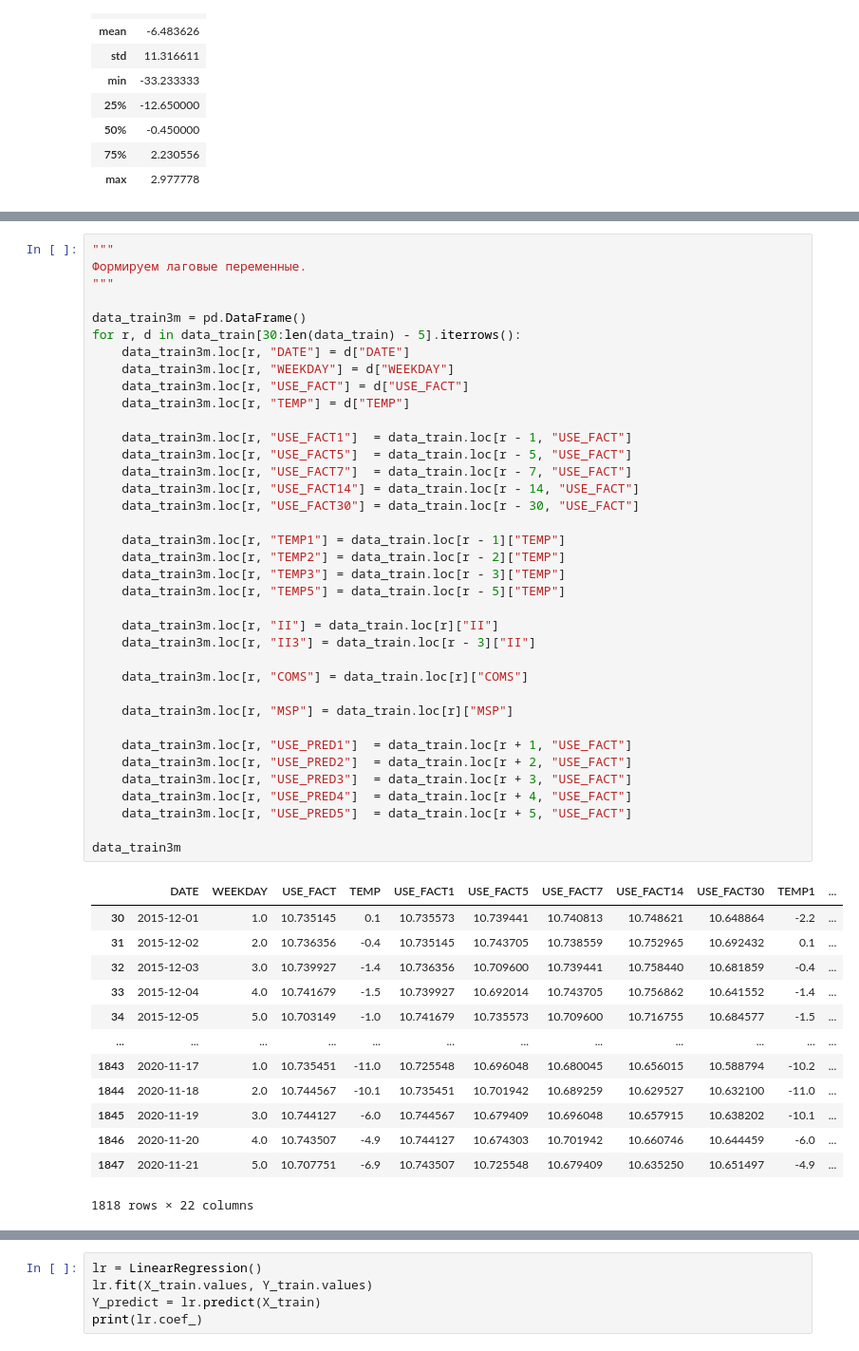
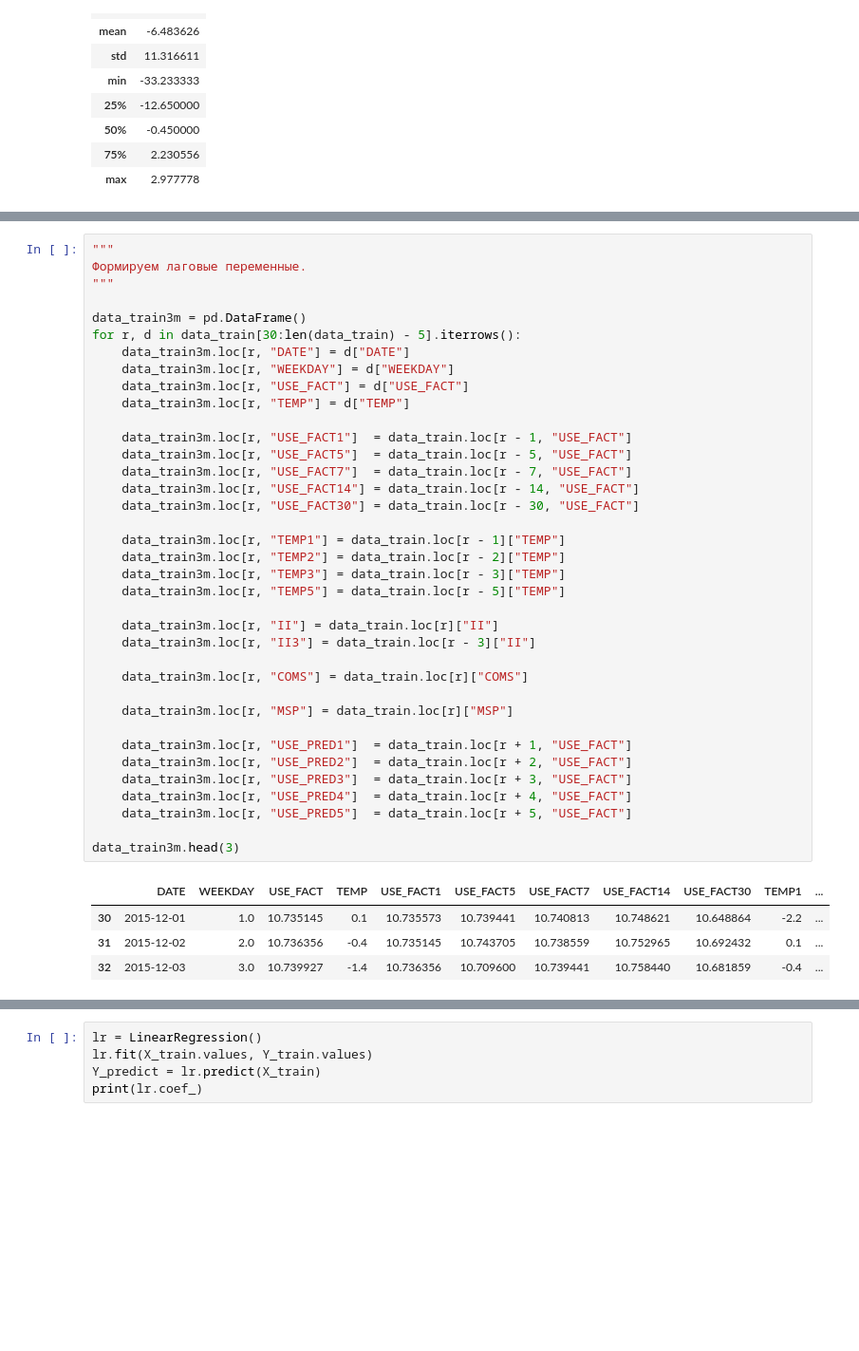
Before and after one commit to andyst75/EnergyForecast, a Jupyter notebook: energo-model.ipynb, the cells around one changed output, grey strips where cells are left out. Shown: that part at 95% size. Cells and saved outputs as stored; diff of their text form; blank space fills up the shorter version.

```diff
--- a/energo-model.ipynb
+++ b/energo-model.ipynb
@@ -256,40 +279,31 @@ for r, d in data_train[30:len(data_train) - 5].iterrows():
 
     data_train3m.loc[r, "USE_FACT1"]  = data_train.loc[r - 1, "USE_FACT"]
     data_train3m.loc[r, "USE_FACT5"]  = data_train.loc[r - 5, "USE_FACT"]
     data_train3m.loc[r, "USE_FACT7"]  = data_train.loc[r - 7, "USE_FACT"]
     data_train3m.loc[r, "USE_FACT14"] = data_train.loc[r - 14, "USE_FACT"]
     data_train3m.loc[r, "USE_FACT30"] = data_train.loc[r - 30, "USE_FACT"]
 
     data_train3m.loc[r, "TEMP1"] = data_train.loc[r - 1]["TEMP"]
     data_train3m.loc[r, "TEMP2"] = data_train.loc[r - 2]["TEMP"]
     data_train3m.loc[r, "TEMP3"] = data_train.loc[r - 3]["TEMP"]
     data_train3m.loc[r, "TEMP5"] = data_train.loc[r - 5]["TEMP"]
 
     data_train3m.loc[r, "II"] = data_train.loc[r]["II"]
     data_train3m.loc[r, "II3"] = data_train.loc[r - 3]["II"]
 
     data_train3m.loc[r, "COMS"] = data_train.loc[r]["COMS"]
 
     data_train3m.loc[r, "MSP"] = data_train.loc[r]["MSP"]
 
     data_train3m.loc[r, "USE_PRED1"]  = data_train.loc[r + 1, "USE_FACT"]
     data_train3m.loc[r, "USE_PRED2"]  = data_train.loc[r + 2, "USE_FACT"]
     data_train3m.loc[r, "USE_PRED3"]  = data_train.loc[r + 3, "USE_FACT"]
     data_train3m.loc[r, "USE_PRED4"]  = data_train.loc[r + 4, "USE_FACT"]
     data_train3m.loc[r, "USE_PRED5"]  = data_train.loc[r + 5, "USE_FACT"]
 
-data_train3m
+data_train3m.head(3)
 # %% [output]
 |  | DATE | WEEKDAY | USE_FACT | TEMP | USE_FACT1 | USE_FACT5 | USE_FACT7 | USE_FACT14 | USE_FACT30 | TEMP1 | ... |
 | 30 | 2015-12-01 | 1.0 | 10.735145 | 0.1 | 10.735573 | 10.739441 | 10.740813 | 10.748621 | 10.648864 | -2.2 | ... |
 | 31 | 2015-12-02 | 2.0 | 10.736356 | -0.4 | 10.735145 | 10.743705 | 10.738559 | 10.752965 | 10.692432 | 0.1 | ... |
 | 32 | 2015-12-03 | 3.0 | 10.739927 | -1.4 | 10.736356 | 10.709600 | 10.739441 | 10.758440 | 10.681859 | -0.4 | ... |
-| 33 | 2015-12-04 | 4.0 | 10.741679 | -1.5 | 10.739927 | 10.692014 | 10.743705 | 10.756862 | 10.641552 | -1.4 | ... |
-| 34 | 2015-12-05 | 5.0 | 10.703149 | -1.0 | 10.741679 | 10.735573 | 10.709600 | 10.716755 | 10.684577 | -1.5 | ... |
-| ... | ... | ... | ... | ... | ... | ... | ... | ... | ... | ... | ... |
-| 1843 | 2020-11-17 | 1.0 | 10.735451 | -11.0 | 10.725548 | 10.696048 | 10.680045 | 10.656015 | 10.588794 | -10.2 | ... |
-| 1844 | 2020-11-18 | 2.0 | 10.744567 | -10.1 | 10.735451 | 10.701942 | 10.689259 | 10.629527 | 10.632100 | -11.0 | ... |
-| 1845 | 2020-11-19 | 3.0 | 10.744127 | -6.0 | 10.744567 | 10.679409 | 10.696048 | 10.657915 | 10.638202 | -10.1 | ... |
-| 1846 | 2020-11-20 | 4.0 | 10.743507 | -4.9 | 10.744127 | 10.674303 | 10.701942 | 10.660746 | 10.644459 | -6.0 | ... |
-| 1847 | 2020-11-21 | 5.0 | 10.707751 | -6.9 | 10.743507 | 10.725548 | 10.679409 | 10.635250 | 10.651497 | -4.9 | ... |
-1818 rows × 22 columns
```
Also changed, not shown: parts of 27 cells of this notebook.
